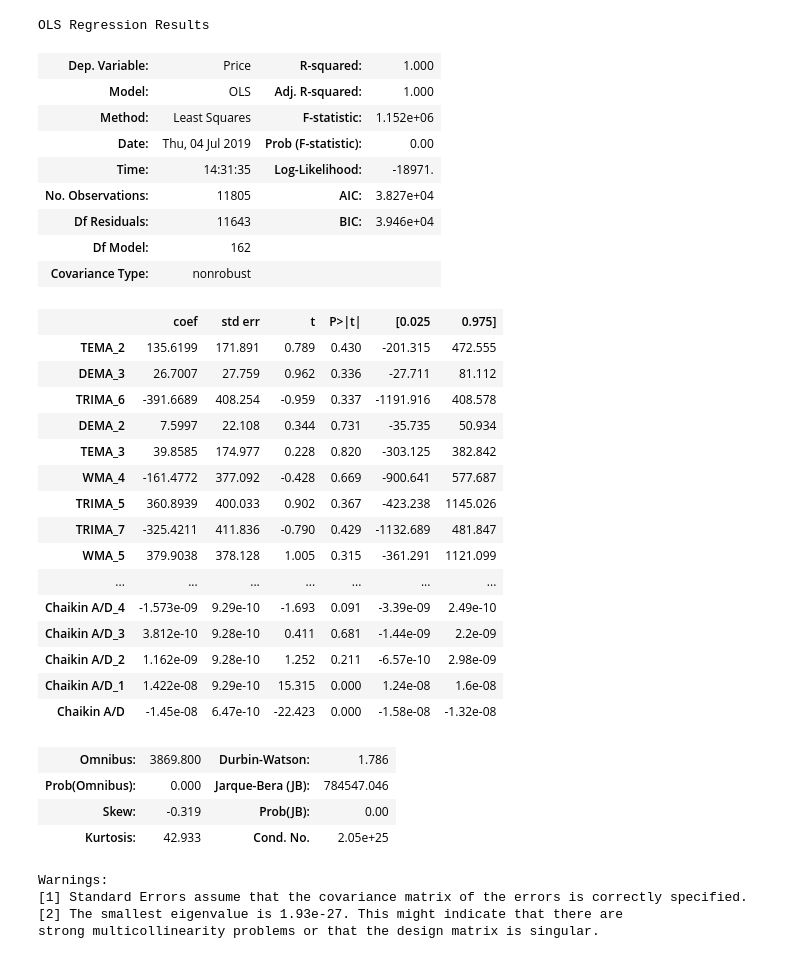
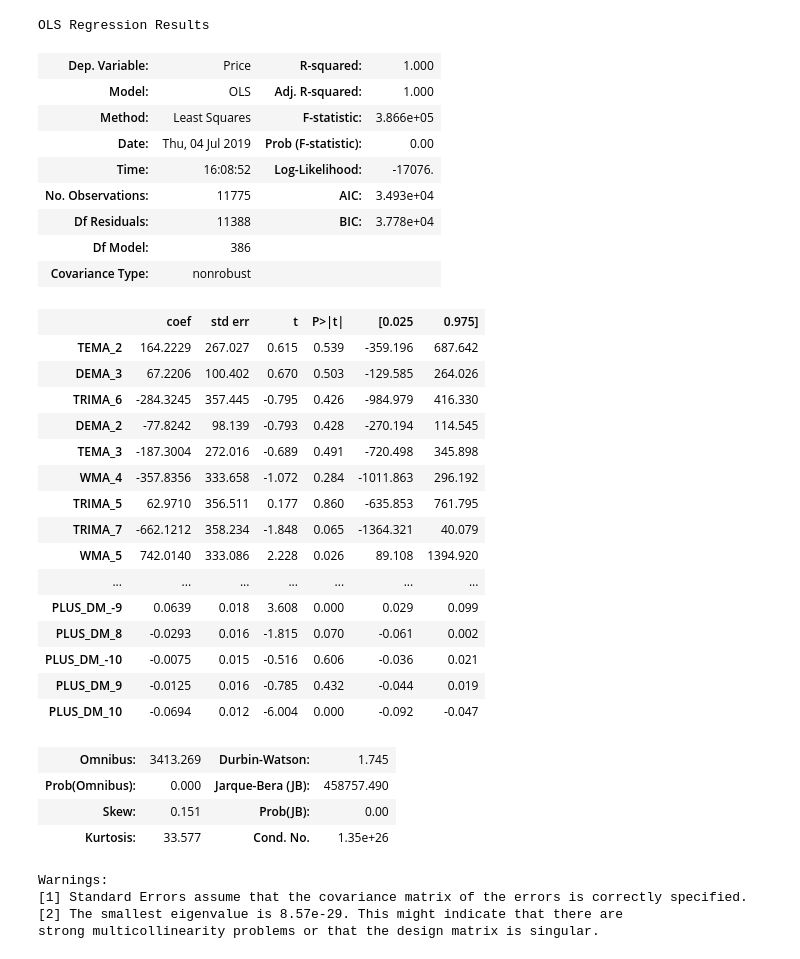
Before and after one commit to jmerle/freedom-from-uncertainty, a Jupyter notebook: Freedom_from_Uncertainty.ipynb, the cells around one changed output. Cells and saved outputs as stored; diff of their text form; code cells hidden in the pictures.

```diff
--- a/Freedom_from_Uncertainty.ipynb
+++ b/Freedom_from_Uncertainty.ipynb
@@ -10,17 +10,20 @@ df = df.sort_values(['Company', 'ID'])
 df = df.reset_index()
 
 features = df.columns[4:-1].tolist()
+previous_records_count = 10
 next_records_count = 10
 
 for feature in features:
-    for i in range(1, next_records_count + 1):
-        df.insert(df.shape[1], '{0}_{1}'.format(feature, i), np.nan)
+    for i in range(-previous_records_count, next_records_count + 1):
+        if i != 0:
+            df.insert(df.shape[1], '{0}_{1}'.format(feature, i), np.nan)
 
 for index, row in tqdm_notebook(df.iterrows(), total=df.shape[0], desc='Filling additional features'):
     for feature in features:
-        for i in range(1, next_records_count + 1):
-            if index + i < df.shape[0] and df.at[index + i, 'Company'] == row['Company']:
-                df.at[index, '{0}_{1}'.format(feature, i)] = df.loc[index + i, feature]
+        for i in range(-previous_records_count, next_records_count + 1):
+            if i != 0:
+                if index + i > 0 and index + i < df.shape[0] and df.at[index + i, 'Company'] == row['Company']:
+                    df.at[index, '{0}_{1}'.format(feature, i)] = df.loc[index + i, feature]
 
 df = df.dropna()
 df[:5]
@@ -57,40 +60,40 @@ Name: Price, Length: 716, dtype: float64
 # %%
-model_vars = [name for name in corr.index if corr[name] < 1.0 and corr[name] > 0.5]
+model_vars = [name for name in corr.index if corr[name] < 1.0 and corr[name] > 0.1]
 model = sm.OLS(df['Price'], df[model_vars]).fit()
 model.summary()
 # %% [output]
 OLS Regression Results
 | Dep. Variable: | Price | R-squared: | 1.000 |
 | Model: | OLS | Adj. R-squared: | 1.000 |
-| Method: | Least Squares | F-statistic: | 1.152e+06 |
+| Method: | Least Squares | F-statistic: | 3.866e+05 |
 | Date: | Thu, 04 Jul 2019 | Prob (F-statistic): | 0.00 |
-| Time: | 14:31:35 | Log-Likelihood: | -18971. |
-| No. Observations: | 11805 | AIC: | 3.827e+04 |
-| Df Residuals: | 11643 | BIC: | 3.946e+04 |
-| Df Model: | 162 |  |  |
+| Time: | 16:08:52 | Log-Likelihood: | -17076. |
+| No. Observations: | 11775 | AIC: | 3.493e+04 |
+| Df Residuals: | 11388 | BIC: | 3.778e+04 |
+| Df Model: | 386 |  |  |
 | Covariance Type: | nonrobust |  |  |
 |  | coef | std err | t | P>|t| | [0.025 | 0.975] |
-| TEMA_2 | 135.6199 | 171.891 | 0.789 | 0.430 | -201.315 | 472.555 |
-| DEMA_3 | 26.7007 | 27.759 | 0.962 | 0.336 | -27.711 | 81.112 |
-| TRIMA_6 | -391.6689 | 408.254 | -0.959 | 0.337 | -1191.916 | 408.578 |
-| DEMA_2 | 7.5997 | 22.108 | 0.344 | 0.731 | -35.735 | 50.934 |
-| TEMA_3 | 39.8585 | 174.977 | 0.228 | 0.820 | -303.125 | 382.842 |
-| WMA_4 | -161.4772 | 377.092 | -0.428 | 0.669 | -900.641 | 577.687 |
-| TRIMA_5 | 360.8939 | 400.033 | 0.902 | 0.367 | -423.238 | 1145.026 |
-| TRIMA_7 | -325.4211 | 411.836 | -0.790 | 0.429 | -1132.689 | 481.847 |
-| WMA_5 | 379.9038 | 378.128 | 1.005 | 0.315 | -361.291 | 1121.099 |
+| TEMA_2 | 164.2229 | 267.027 | 0.615 | 0.539 | -359.196 | 687.642 |
+| DEMA_3 | 67.2206 | 100.402 | 0.670 | 0.503 | -129.585 | 264.026 |
+| TRIMA_6 | -284.3245 | 357.445 | -0.795 | 0.426 | -984.979 | 416.330 |
+| DEMA_2 | -77.8242 | 98.139 | -0.793 | 0.428 | -270.194 | 114.545 |
+| TEMA_3 | -187.3004 | 272.016 | -0.689 | 0.491 | -720.498 | 345.898 |
+| WMA_4 | -357.8356 | 333.658 | -1.072 | 0.284 | -1011.863 | 296.192 |
+| TRIMA_5 | 62.9710 | 356.511 | 0.177 | 0.860 | -635.853 | 761.795 |
+| TRIMA_7 | -662.1212 | 358.234 | -1.848 | 0.065 | -1364.321 | 40.079 |
+| WMA_5 | 742.0140 | 333.086 | 2.228 | 0.026 | 89.108 | 1394.920 |
 | ... | ... | ... | ... | ... | ... | ... |
-| Chaikin A/D_4 | -1.573e-09 | 9.29e-10 | -1.693 | 0.091 | -3.39e-09 | 2.49e-10 |
-| Chaikin A/D_3 | 3.812e-10 | 9.28e-10 | 0.411 | 0.681 | -1.44e-09 | 2.2e-09 |
-| Chaikin A/D_2 | 1.162e-09 | 9.28e-10 | 1.252 | 0.211 | -6.57e-10 | 2.98e-09 |
-| Chaikin A/D_1 | 1.422e-08 | 9.29e-10 | 15.315 | 0.000 | 1.24e-08 | 1.6e-08 |
-| Chaikin A/D | -1.45e-08 | 6.47e-10 | -22.423 | 0.000 | -1.58e-08 | -1.32e-08 |
+| PLUS_DM_-9 | 0.0639 | 0.018 | 3.608 | 0.000 | 0.029 | 0.099 |
+| PLUS_DM_8 | -0.0293 | 0.016 | -1.815 | 0.070 | -0.061 | 0.002 |
+| PLUS_DM_-10 | -0.0075 | 0.015 | -0.516 | 0.606 | -0.036 | 0.021 |
+| PLUS_DM_9 | -0.0125 | 0.016 | -0.785 | 0.432 | -0.044 | 0.019 |
+| PLUS_DM_10 | -0.0694 | 0.012 | -6.004 | 0.000 | -0.092 | -0.047 |
-| Omnibus: | 3869.800 | Durbin-Watson: | 1.786 |
-| Prob(Omnibus): | 0.000 | Jarque-Bera (JB): | 784547.046 |
-| Skew: | -0.319 | Prob(JB): | 0.00 |
-| Kurtosis: | 42.933 | Cond. No. | 2.05e+25 |
+| Omnibus: | 3413.269 | Durbin-Watson: | 1.745 |
+| Prob(Omnibus): | 0.000 | Jarque-Bera (JB): | 458757.490 |
+| Skew: | 0.151 | Prob(JB): | 0.00 |
+| Kurtosis: | 33.577 | Cond. No. | 1.35e+26 |
 Warnings:
 [1] Standard Errors assume that the covariance matrix of the errors is correctly specified.
-[2] The smallest eigenvalue is 1.93e-27. This might indicate that there are
+[2] The smallest eigenvalue is 8.57e-29. This might indicate that there are
 strong multicollinearity problems or that the design matrix is singular.
 # %%
```
Also changed, not shown: parts of 3 cells of this notebook, 3 other files.
